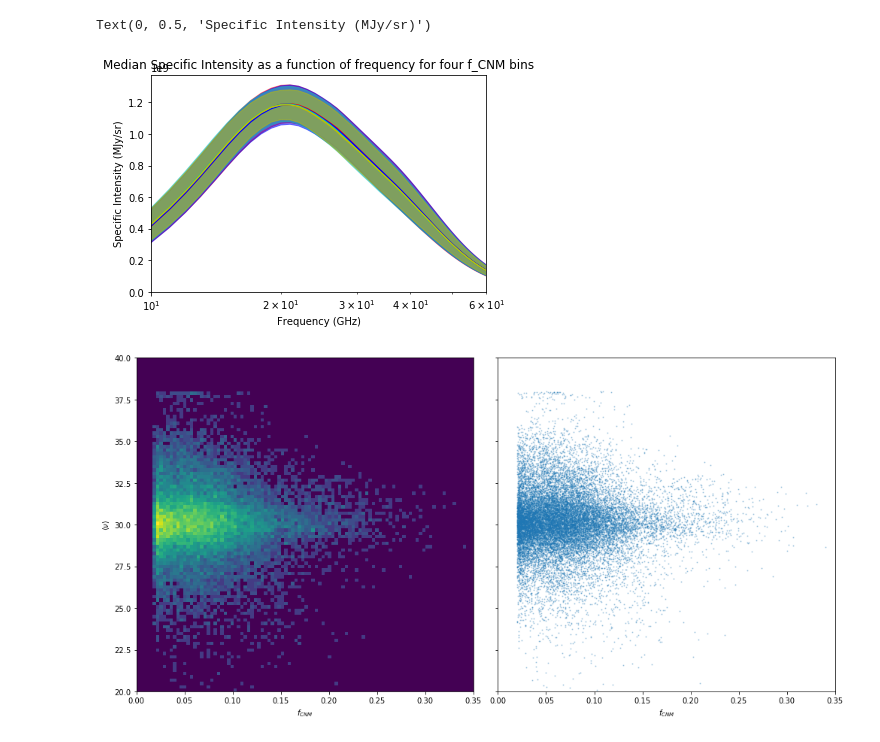
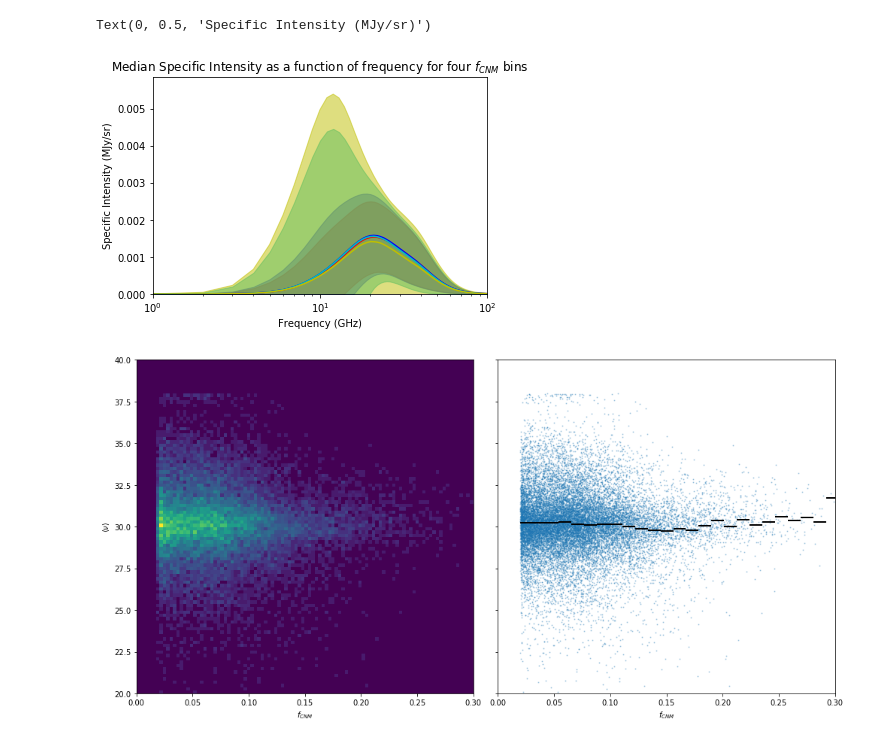
Before and after one commit to mdodici/AME-CNM, a Jupyter notebook: maps/SED work.ipynb, the cells around one changed output. Cells and saved outputs as stored; diff of their text form; code cells hidden in the pictures.

```diff
--- a/maps/SED work.ipynb
+++ b/maps/SED work.ipynb
@@ -114,6 +131,9 @@ a2 = finite_fCNM(n,t)
 nup1 = finite_fCNM(nu_p,t)
 fCNM = finite_fCNM(f_CNM,t)
 N_HI = finite_fCNM(nh,t)
+Ad = finite_fCNM(A_d,t)
+Td = finite_fCNM(T_d,t)
+Bd = finite_fCNM(B_d,t)
 # %%
 N_CNM = fCNM * N_HI
 
@@ -229,0 +250,23 @@ fig.colorbar(b, ax=ax[1])
+# %%
+#ratio of I(20 GHz)/I(30 GHz) for various pixels plotted against f_CNM
+
+idx = np.random.choice(np.arange(len(f_CNM)), 10000, replace=False)
+b = len(a1) #number of pixels to be plotted
+
+I_normto = I_thermal(Ad, Bd, Td, 545)
+peak_var = 25
+I_variable = I(a1, a2, nup1, nu_sd, f, peak_var)
+
+y = I_variable/I_normto
+
+y_means, y_edges, y_num  = stats.binned_statistic(fCNM, y, bins=30, range=[0.02, .36])
+
+fig, ax = plt.subplots(1,1, figsize=(15,10), sharey=True)
+
+a = ax.scatter(fCNM, y, s=10, alpha=.3)
+ax.hlines(y_means, y_edges[:-1], y_edges[1:], 'k', lw=4)
+ax.set_xlim(0, .3)
+ax.set_ylim(0, 0.006)
+ax.set_title(f'I_{peak_var}, normalized, vs. ' + r'$f_{CNM}$')
+ax.set_xlabel(r'$f_{CNM}$')
+ax.set_ylabel(f'I({peak_var})/I(545)')
@@ -244,46 +290,45 @@ def plot_bin(frequencies, med, pos, neg, col):
     plt.fill_between(frequencies, pos, neg, color=col, alpha=.5)
     return
 # %%
-# Takes a different approach to the same task, creating a map of I(nu) at
-# each integer nu, binning pixels from these maps by f_CNM, and plotting
+# Creates a map of I(nu) at each integer nu, binning
+# pixels from these maps by f_CNM, and plotting
 # median SEDs with standard deviations for each bin.
-nu = np.linspace(1, 100, 100)                                     #creates a range of frequency values, from 1 to 60 GHz
 
-Im0, Im1, Im2, Im3 = (np.zeros(len(nu)) for i in range(4))      #creates four empty bins
+nu = np.linspace(1, 100, 100)
+
+Im0, Im1, Im2, Im3 = (np.zeros(len(nu)) for i in range(4))
 Is0, Is1, Is2, Is3 = (np.zeros(len(nu)) for i in range(4))
 
 low0, low1, low2, low3 = 0, 0.05, 0.10, 0.15
 high0, high1, high2, high3 = 0.05, 0.10, 0.15, 0.20
-
-I_normto = I(a1, a2, nup1, nu_sd, f, 545)                          #maps I at nu=30
 
 for i, freq in enumerate(nu):
     I_nu = I(a1, a2, nup1, nu_sd, f, freq)
     I_normalize = I_nu/I_normto
 
     Im0[i] = np.median(I_normalize[(fCNM > low0) & (fCNM <= high0)])
     Im1[i] = np.median(I_normalize[(fCNM > low1) & (fCNM <= high1)])
     Im2[i] = np.median(I_normalize[(fCNM > low2) & (fCNM <= high2)])
     Im3[i] = np.median(I_normalize[(fCNM > low3) & (fCNM <= high3)])
 
     Is0[i] = np.std(I_normalize[(fCNM > low0) & (fCNM <= high0)])
     Is1[i] = np.std(I_normalize[(fCNM > low1) & (fCNM <= high1)])
     Is2[i] = np.std(I_normalize[(fCNM > low2) & (fCNM <= high2)])
     Is3[i] = np.std(I_normalize[(fCNM > low3) & (fCNM <= high3)])
 
 plot_bin(nu, Im0, Im0+Is0, Im0-Is0, 'r')
 plot_bin(nu, Im1, Im1+Is1, Im1-Is1, 'b')
 plot_bin(nu, Im2, Im2+Is2, Im2-Is2, 'c')
 plot_bin(nu, Im3, Im3+Is3, Im3-Is3, 'y')
 
 plt.xscale('log')
 #plt.yscale('log')
-plt.xlim(10,60)
+plt.xlim(1,100)
 plt.ylim(0,)
-plt.title('Median Specific Intensity as a function of frequency for four f_CNM bins')
+plt.title('Median Specific Intensity as a function of frequency for four ' + r'$f_{CNM}$' + ' bins')
 plt.xlabel('Frequency (GHz)')
 plt.ylabel('Specific Intensity (MJy/sr)')
 # %% [output]
 Text(0, 0.5, 'Specific Intensity (MJy/sr)')
-[figure, old version]
+[figure, new version]
 # %%
@@ -304,14 +352,15 @@ nu_avg = Integ1/Integ2
 # %%
 fig, ax = plt.subplots(1, 2, figsize=(14,7), sharey=True)
-ax[0].hist2d(fCNM, nu_avg, bins=100,range=[[0, .35], [20, 40]], norm=colors.PowerNorm(.4))
+ax[0].hist2d(fCNM, nu_avg, bins=100,range=[[0, .30], [20, 40]], norm=colors.PowerNorm(.6))
 ax[0].set_ylabel(r'$\langle \nu \rangle$')
 ax[0].set_xlabel(r'$f_{CNM}$')
 
 ax[1].scatter(fCNM, nu_avg, s=1, alpha=.3)
-ax[1].set_xlim(0, .35)
+ax[1].hlines(nuavg_means, nuavg_edges[:-1], nuavg_edges[1:], 'k', lw=2)
+ax[1].set_xlim(0, .30)
 ax[1].set_ylim(20, 40)
 ax[1].set_xlabel(r'$f_{CNM}$')
 
 fig.tight_layout()
 # %% [output]
-[figure, old version]
+[figure, new version]
```
Also changed, not shown: parts of 7 cells of this notebook.
